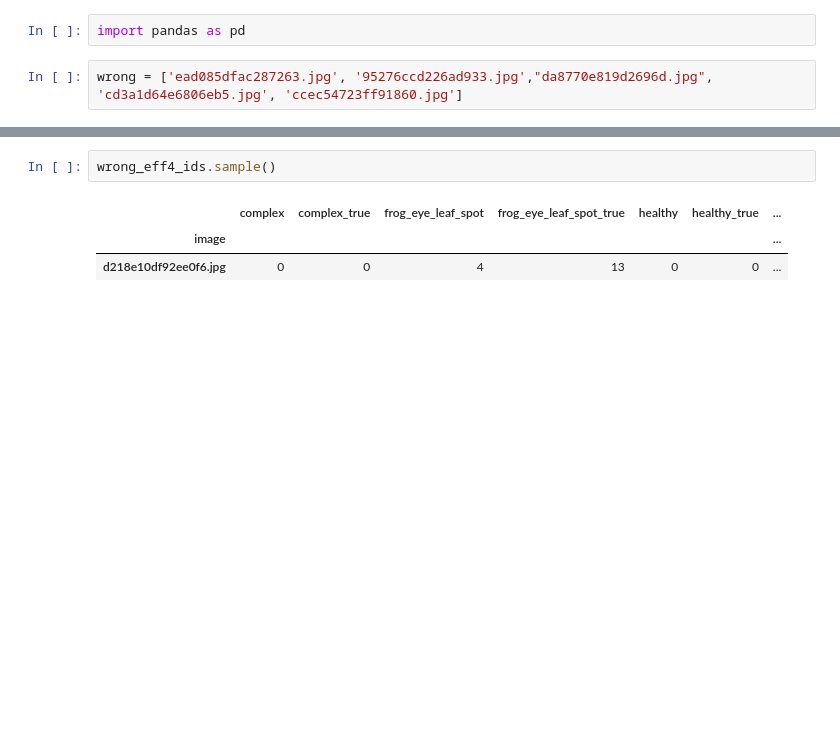
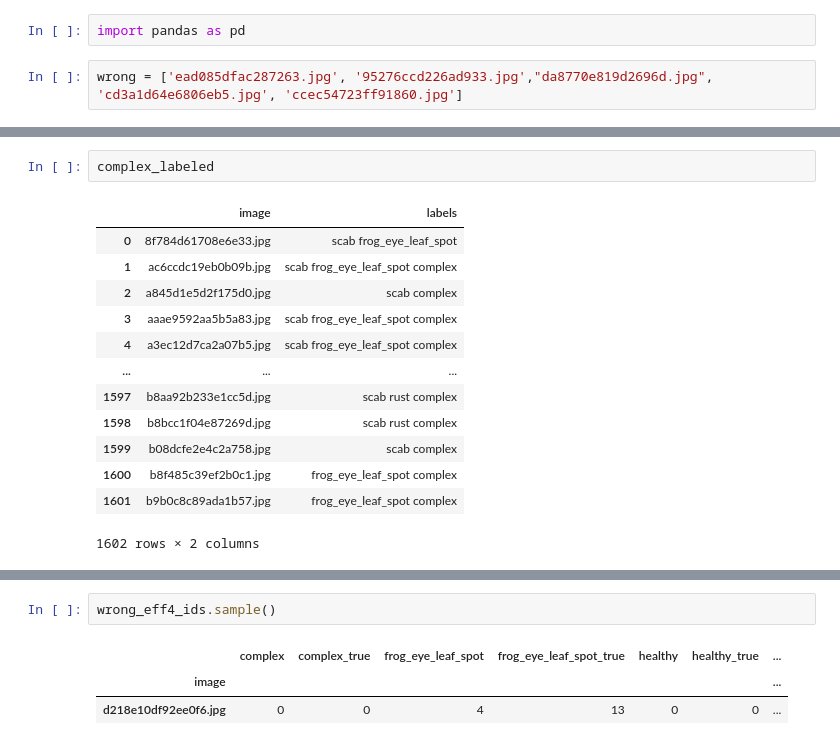
Before and after one commit to ntatanko/kaggle-plant-pathology-v2, a Jupyter notebook: src/make_df.ipynb, the cells around one changed output, grey strips where cells are left out. Drawn from its saved outputs; the diff is of its cells as text; blank space fills up the shorter version.

```diff
--- a/src/make_df.ipynb
+++ b/src/make_df.ipynb
@@ -56,0 +62,16 @@ complex_labeled = pd.read_csv("/app/_data/df_csv/complex_predicted_kf.csv", inde
+# %%
+complex_labeled
+# %% [output]
+|  | image | labels |
+| 0 | 8f784d61708e6e33.jpg | scab frog_eye_leaf_spot |
+| 1 | ac6ccdc19eb0b09b.jpg | scab frog_eye_leaf_spot complex |
+| 2 | a845d1e5d2f175d0.jpg | scab complex |
+| 3 | aaae9592aa5b5a83.jpg | scab frog_eye_leaf_spot complex |
+| 4 | a3ec12d7ca2a07b5.jpg | scab frog_eye_leaf_spot complex |
+| ... | ... | ... |
+| 1597 | b8aa92b233e1cc5d.jpg | scab rust complex |
+| 1598 | b8bcc1f04e87269d.jpg | scab rust complex |
+| 1599 | b08dcfe2e4c2a758.jpg | scab complex |
+| 1600 | b8f485c39ef2b0c1.jpg | frog_eye_leaf_spot complex |
+| 1601 | b9b0c8c89ada1b57.jpg | frog_eye_leaf_spot complex |
+1602 rows × 2 columns
```
Also changed, not shown: parts of 2 cells of this notebook, 24 other files.
